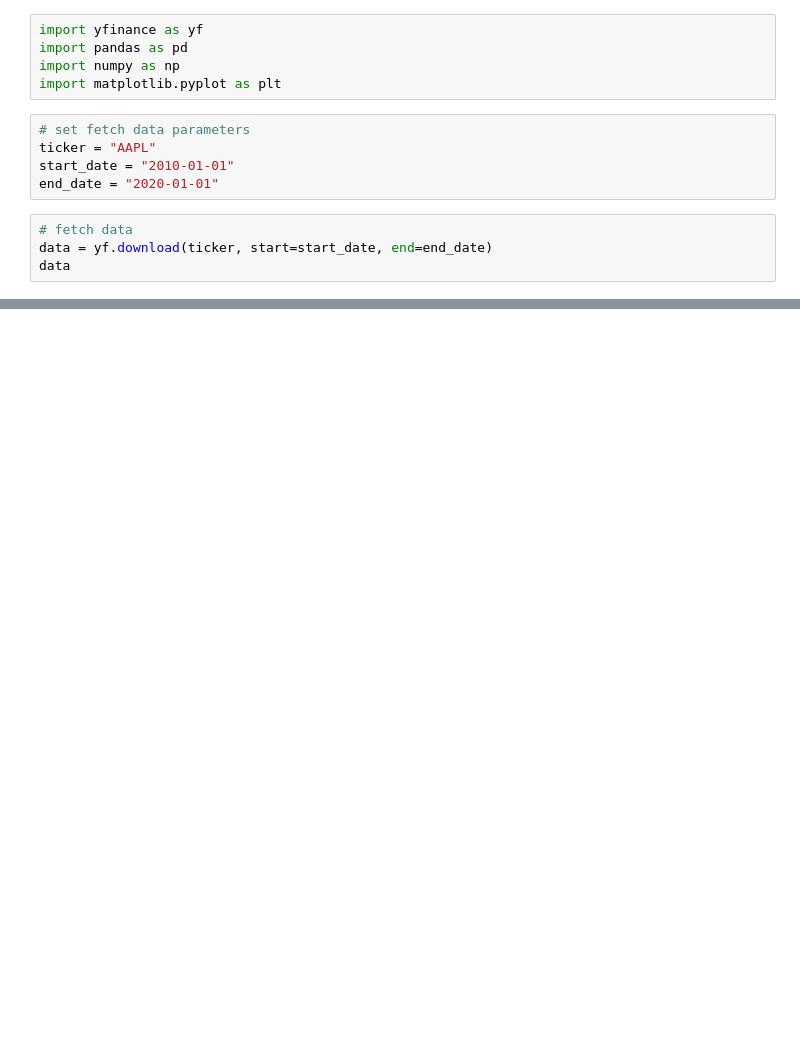
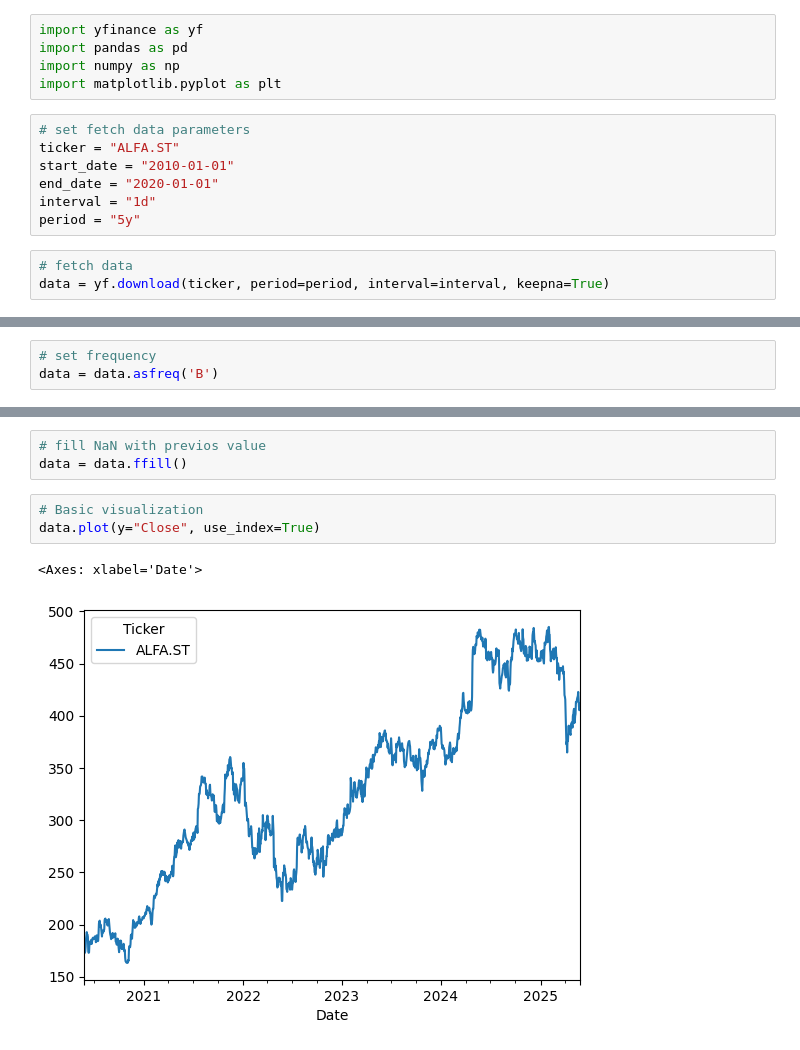
Before and after one commit to Nickeniklas/SARIMAX_stockdata_forecasting, a Jupyter notebook: stockdata_forecasting.ipynb, the cells around one changed output, grey strips where cells are left out. Drawn from its saved outputs; the diff is of its cells as text; blank space fills up the shorter version.

Commit message:
Basic ARIMA pipeline with visualization

```diff
--- a/stockdata_forecasting.ipynb
+++ b/stockdata_forecasting.ipynb
@@ -13,11 +13,12 @@ import numpy as np
 import matplotlib.pyplot as plt
 # %%
 # set fetch data parameters
-ticker = "AAPL"
+ticker = "ALFA.ST"
 start_date = "2010-01-01"
 end_date = "2020-01-01"
+interval = "1d"
+period = "5y"
 # %%
 # fetch data
-data = yf.download(ticker, start=start_date, end=end_date)
-data
+data = yf.download(ticker, period=period, interval=interval, keepna=True)
 # %% [output]
@@ -40,0 +26,3 @@ YF.download() has changed argument auto_adjust default to True
+# %%
+# set frequency
+data = data.asfreq('B')
@@ -40,0 +61,9 @@ YF.download() has changed argument auto_adjust default to True
+# %%
+# fill NaN with previos value
+data = data.ffill()
+# %%
+# Basic visualization
+data.plot(y="Close", use_index=True)
+# %% [output]
+<Axes: xlabel='Date'>
+[figure, added]
```
Also changed, not shown: parts of 23 cells of this notebook.
